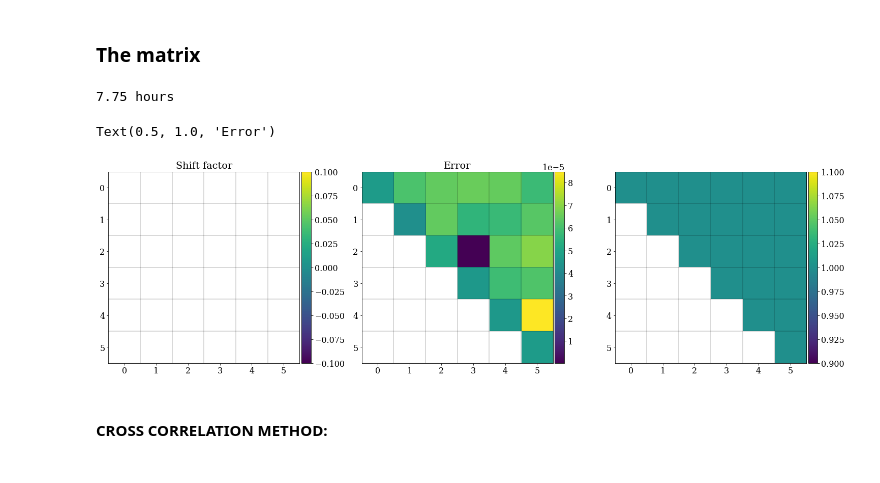
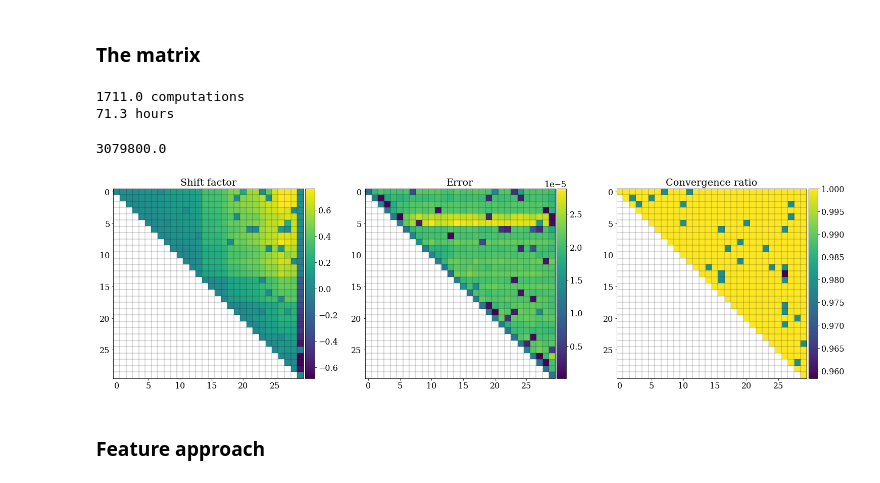
Before and after one commit to Harteg/bachelor-project, a Jupyter notebook: Lily_expres_data.ipynb, the cells around one changed output. Drawn from its saved outputs; the diff is of its cells as text; code cells hidden in the pictures.

Commit message:
Final matrix reduction

```diff
--- a/Lily_expres_data.ipynb
+++ b/Lily_expres_data.ipynb
@@ -503,0 +532,17 @@ np.save("lily_data_results/diff_valid", diff_matrix_valid)
+# %%
+# Time to exectue matrix: one loop through takes 60 seconds for all orders
+n = 58
+time_per_file = 2.5 # 2.5 minutes
+computations = n * (n + 1) / 2
+total_time = time_per_file * computations
+
+print(computations, "computations")
+print(f"{(total_time/60):.1f} hours")
+
+# For 30x30 it says 7.75h but it only took 5.5h.
+
+computations * 1800
+# %% [output]
+1711.0 computations
+71.3 hours
+3079800.0
@@ -504,53 +588,9 @@ np.save("lily_data_results/diff_valid", diff_matrix_valid)
 # %%
-# Load data again from file
-diff_matrix = np.load("lily_data_results/diff.npy")
-diff_matrix_err = np.load("lily_data_results/diff_err.npy")
-diff_matrix_valid = np.load("lily_data_results/diff_valid.npy")
+# # Load data again from file
+diff_matrix = np.load("lily_data_results/30x30_all_orders_diff.npy")
+diff_matrix_err = np.load("lily_data_results/30x30_all_orders_diff_err.npy")
+diff_matrix_valid = np.load("lily_data_results/30x30_all_orders_diff_valid.npy")
+
+plot_matrix(diff_matrix, diff_matrix_err, diff_matrix_valid)
+# %% [output]
+[figure, added]
-# %%
-# Time to exectue matrix: one loop through takes 60 seconds for all orders
-n = 30
-minutes = n * (n + 1) / 2
-print(f"{(minutes/60):.3} hours")
-# %% [output]
-7.75 hours
-# %%
-from mpl_toolkits.axes_grid1.axes_divider import make_axes_locatable
-
-fig, (ax1, ax2, ax3) = plt.subplots(ncols=3, figsize=(25,10))
-
-def fix_grid_lines(ax, size):
-    ax.hlines(y=np.arange(0, size)+0.5, xmin=np.full(size, 0)-0.5, xmax=np.full(size, size)-0.5, color="black", alpha=0.2)
-    ax.vlines(x=np.arange(0, size)+0.5, ymin=np.full(size, 0)-0.5, ymax=np.full(size, size)-0.5, color="black", alpha=0.2)
-
-
-# ======= PLOT 1 ============ Mean shifts
-cs = ax1.imshow(-diff_matrix)
-cax = make_axes_locatable(ax1).append_axes('right', size='5%', pad=0.05) # to make color bar same height at plot, needed when making several subplots with each colorbar
-cbar = fig.colorbar(cs, ax=ax1, cax=cax)
-fix_grid_lines(ax1, len(diff_matrix))
-
-# ======= PLOT 2 ============ Errors
-cs = ax2.imshow(diff_matrix_err)
-cax = make_axes_locatable(ax2).append_axes('right', size='5%', pad=0.05) # to make color bar same height at plot, needed when making several subplots with each colorbar
-cbar = fig.colorbar(cs, ax=ax2, cax=cax)
-fix_grid_lines(ax2, len(diff_matrix_err))
-
-# ======= PLOT 3 ============ Convergence ratio
-cs = ax3.imshow(diff_matrix_valid)
-cax = make_axes_locatable(ax3).append_axes('right', size='5%', pad=0.05) # to make color bar same height at plot, needed when making several subplots with each colorbar
-cbar = fig.colorbar(cs, ax=ax3, cax=cax)
-# cs.clim(0,1)
-fix_grid_lines(ax3, len(diff_matrix_valid))
-
-
-# Fix spacing between plots
-# fig.subplots_adjust(left=None, bottom=None, right=None, top=None, wspace=None, hspace=None)
-fig.subplots_adjust(wspace=0.25)
-
-ax1.set_title("Shift factor")
-ax2.set_title("Error")
-# %% [output]
-Text(0.5, 1.0, 'Error')
-[figure, removed]
-# %% [markdown]
-#### CROSS CORRELATION METHOD:
@@ -564,0 +597,2 @@ Text(0.5, 1.0, 'Error')
+# %% [markdown]
+### Feature approach
```
Also changed, not shown: parts of 45 cells of this notebook, 7 other files.
